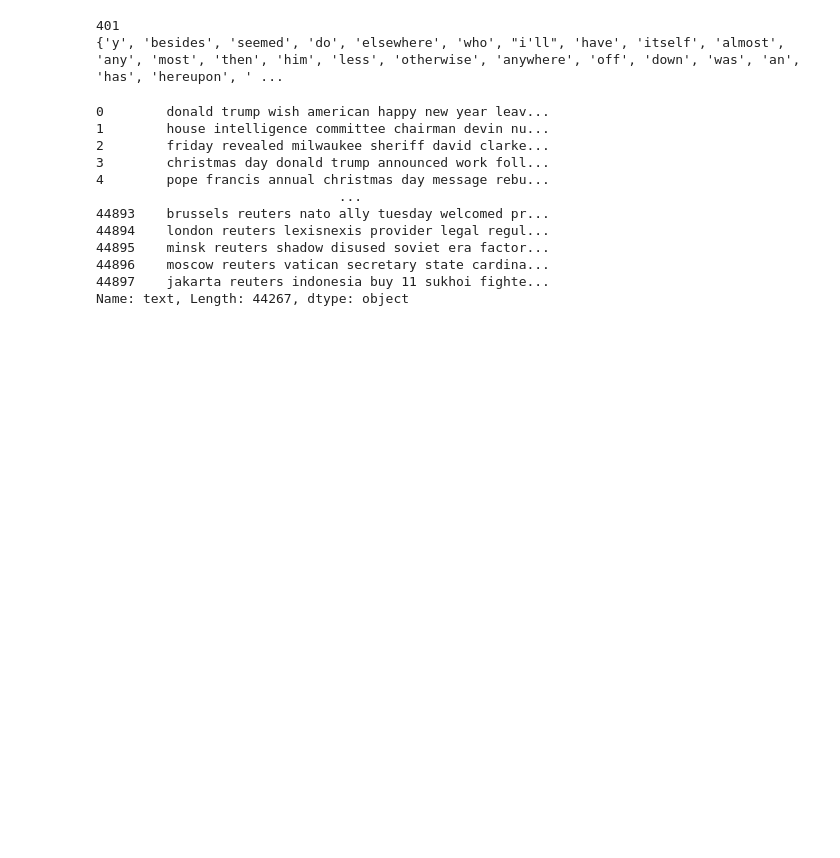
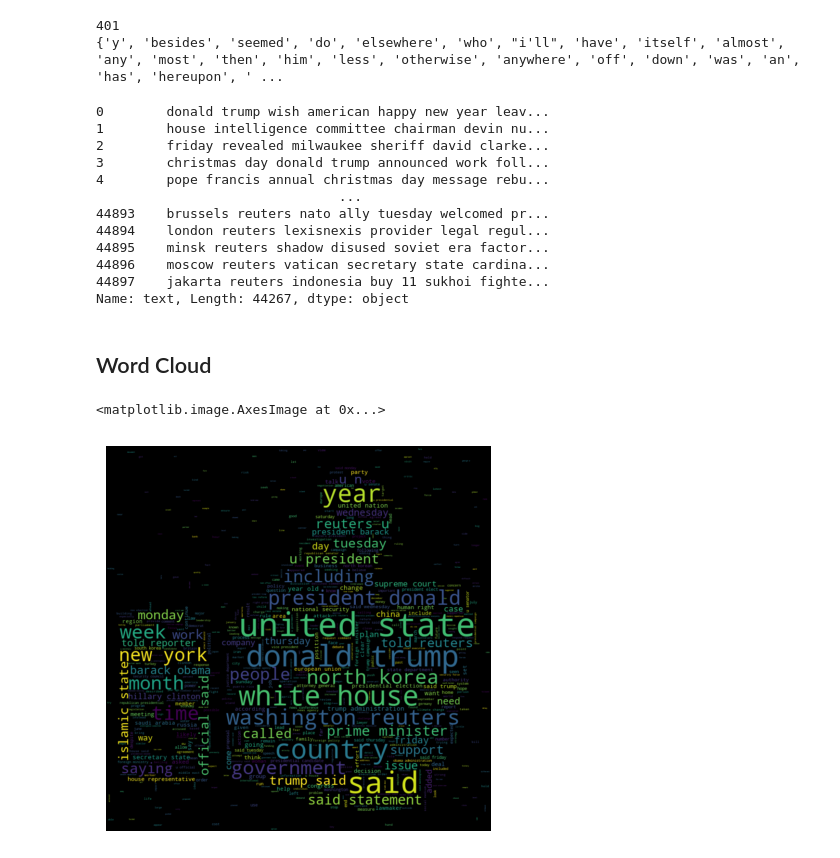
Before and after one commit to ParthBiyani/Fake-News-Detector, a Jupyter notebook: Fake_news_detector.ipynb, the cells around one changed output. Drawn from its saved outputs; the diff is of its cells as text; code cells hidden in the pictures; blank space fills up the shorter version.

Commit message:
Project Complete

```diff
--- a/Fake_news_detector.ipynb
+++ b/Fake_news_detector.ipynb
@@ -212,3 +210,5 @@ df["text"]
 44896    moscow reuters vatican secretary state cardina...
 44897    jakarta reuters indonesia buy 11 sukhoi fighte...
 Name: text, Length: 44267, dtype: object
+# %% [markdown]
+## Word Cloud
@@ -214,0 +219,17 @@ Name: text, Length: 44267, dtype: object
+# %%
+# True News
+thumb = "D:\Projects\Fake-News-Detector\Thumbs up.png"
+icon = Image.open(thumb)
+mask = Image.new(mode="RGB", size=icon.size, color=(255, 255, 255))
+mask.paste(icon, box=icon)
+
+rgb_array = np.array(mask)
+
+plt.figure(figsize = (5, 5))
+Wc = WordCloud(mask=rgb_array, max_words=2000, width=1600, height=800)
+Wc.generate(" ".join(df[df.category == 1].text))
+plt.axis("off")
+plt.imshow(Wc, interpolation='bilinear')
+# %% [output]
+<matplotlib.image.AxesImage at 0x...>
+[figure, added]
```
Also changed, not shown: parts of 24 cells of this notebook.
